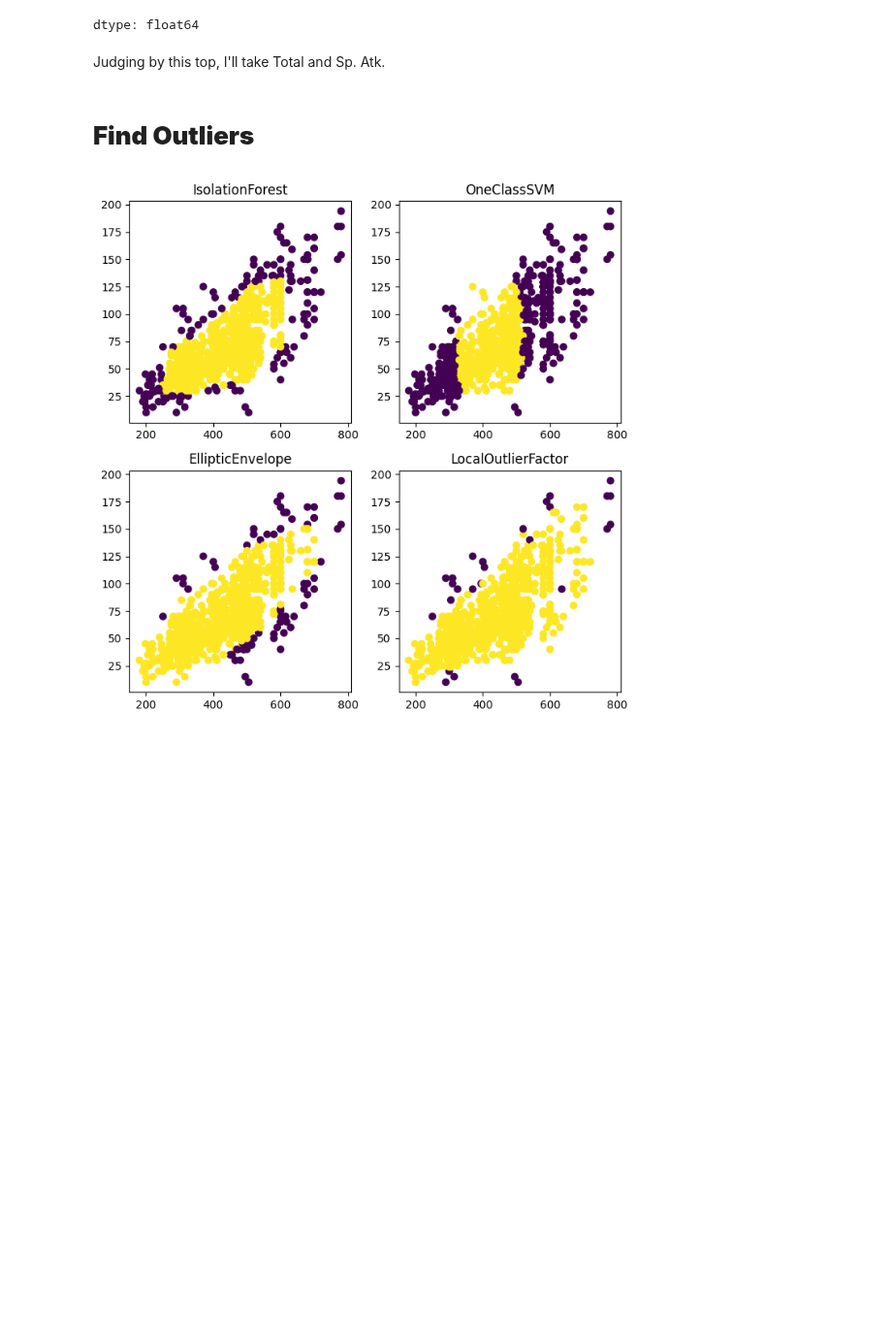
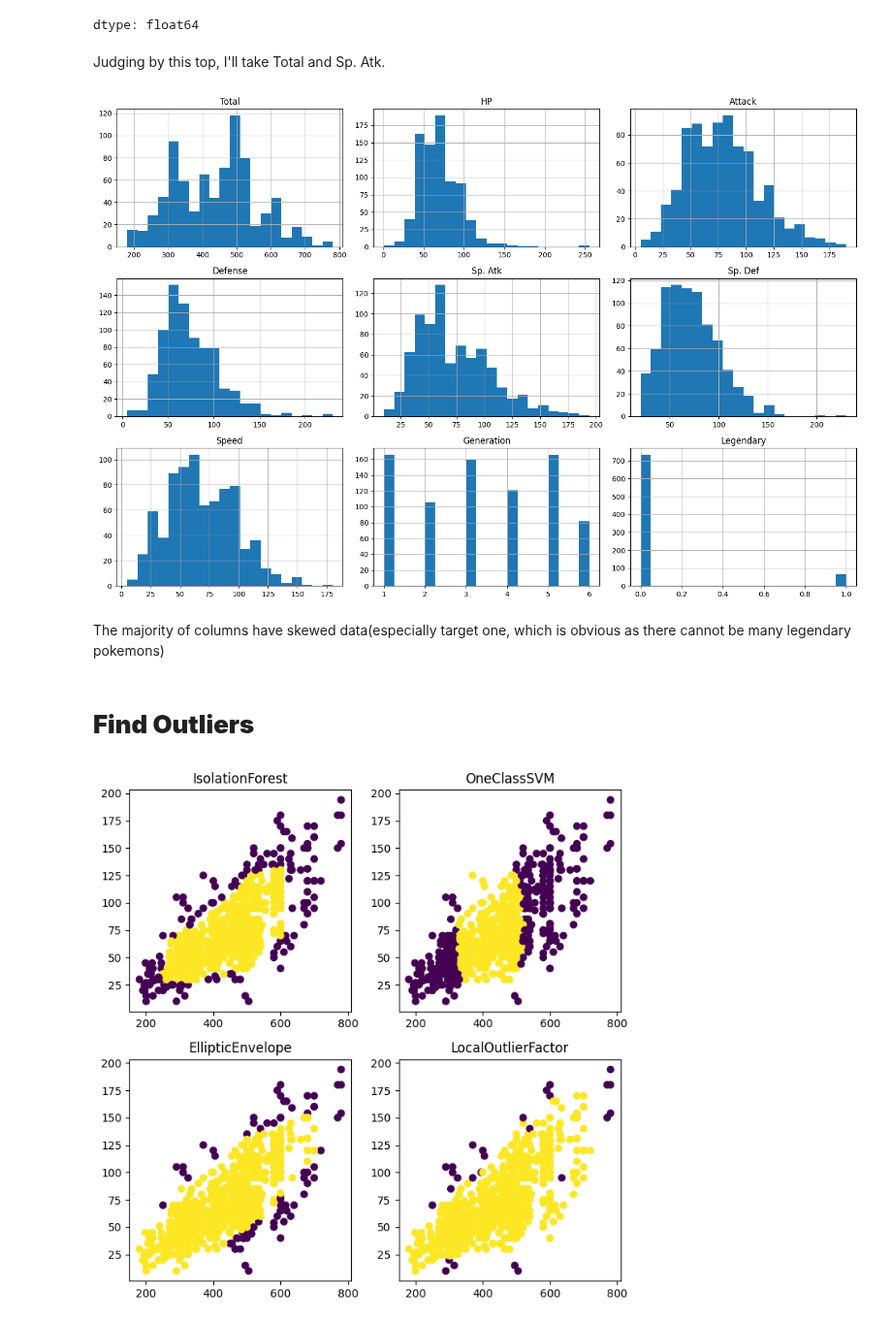
Before and after one commit to Alisizationed/sigmoid_homeworks, a Jupyter notebook: hw_14_outlier_detection/Sigmoid_HW_14.ipynb, the cells around one changed output. Shown at 97% size. Saved outputs shown, nothing was run; the diff lists cells and outputs as text; code cells hidden in the pictures; blank space fills up the shorter version.

```diff
--- a/hw_14_outlier_detection/Sigmoid_HW_14.ipynb
+++ b/hw_14_outlier_detection/Sigmoid_HW_14.ipynb
@@ -110,6 +112,15 @@ dtype: float64
 Judging by this top, I'll take Total and Sp. Atk.
 # %%
 df_temp = df[['Total', 'Sp. Atk']].copy()
+# %%
+df.hist(bins=20, figsize=(15, 10))
+
+plt.tight_layout()
+plt.show()
+# %% [output]
+[figure, added]
+# %% [markdown]
+The majority of columns have skewed data(especially target one, which is obvious as there cannot be many legendary pokemons)
 # %% [markdown]
 # **Find Outliers**
 # %%
```
Also changed, not shown: parts of 36 cells of this notebook.
